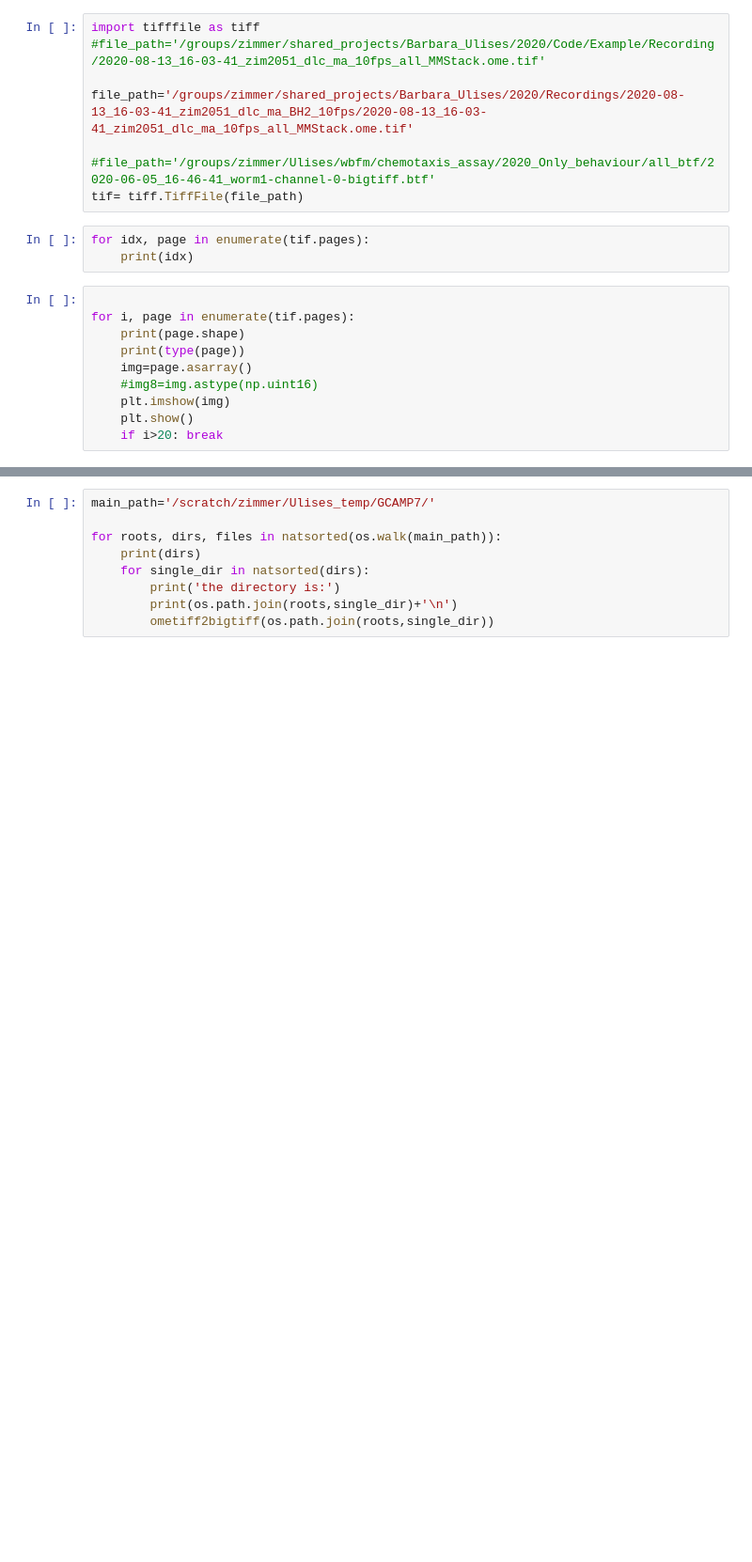
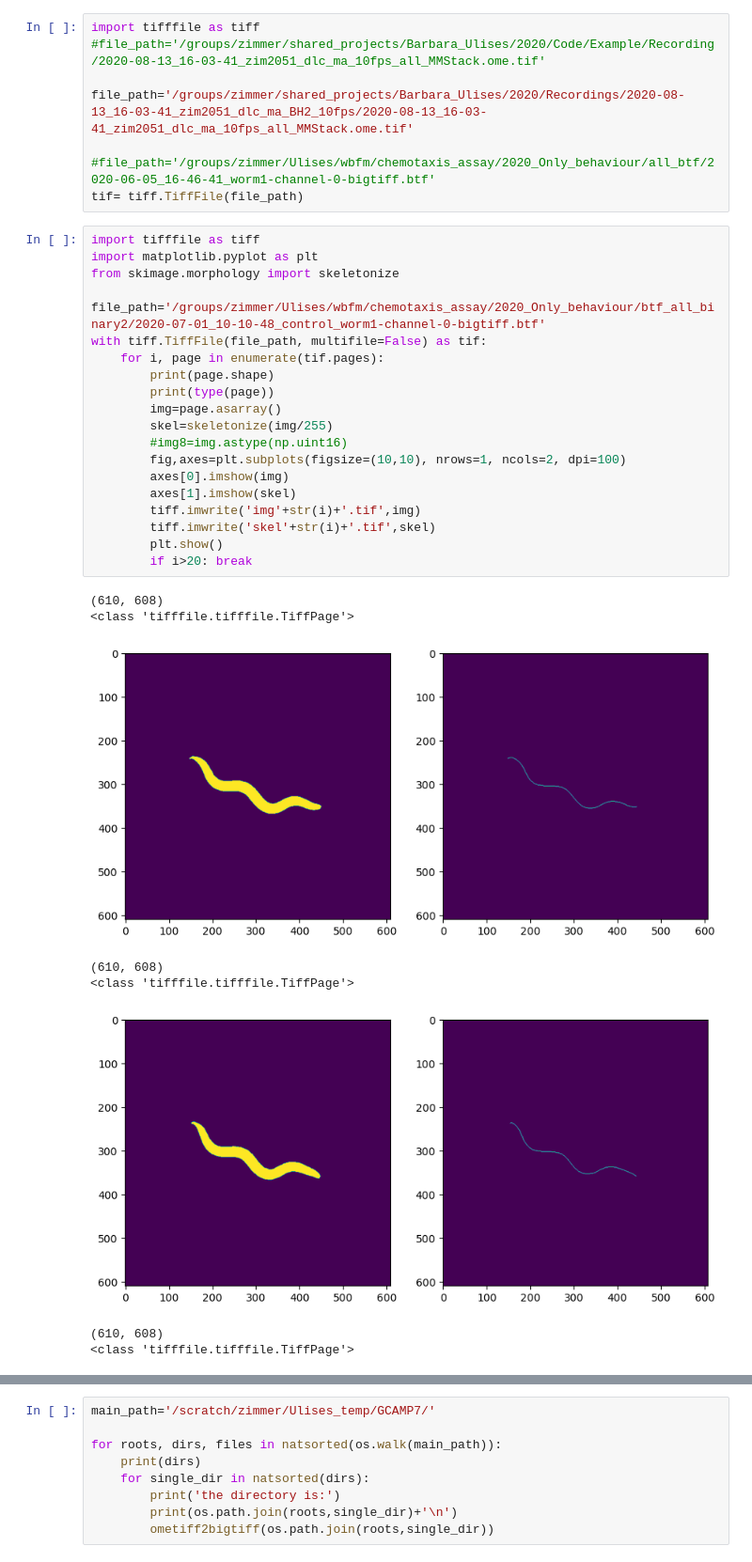
Before and after one commit to leonkontorovich/centerline_behavior_annotation, a Jupyter notebook: centerline/dev/skeleton_utils.ipynb, the cells around one changed output, grey strips where cells are left out. Shown at 94% size. Drawn from its saved outputs; the diff is of its cells as text; blank space fills up the shorter version.

```diff
--- a/centerline/dev/skeleton_utils.ipynb
+++ b/centerline/dev/skeleton_utils.ipynb
@@ -264,16 +260,32 @@ file_path='/groups/zimmer/shared_projects/Barbara_Ulises/2020/Recordings/2020-08
 
 #file_path='/groups/zimmer/Ulises/wbfm/chemotaxis_assay/2020_Only_behaviour/all_btf/2020-06-05_16-46-41_worm1-channel-0-bigtiff.btf'
 tif= tiff.TiffFile(file_path)
-# %%
-for idx, page in enumerate(tif.pages):
-    print(idx)
-# %%
-
-for i, page in enumerate(tif.pages):
-    print(page.shape)
-    print(type(page))
-    img=page.asarray()
-    #img8=img.astype(np.uint16)
-    plt.imshow(img)
-    plt.show()
-    if i>20: break
+# %%
+import tifffile as tiff
+import matplotlib.pyplot as plt
+from skimage.morphology import skeletonize
+
+file_path='/groups/zimmer/Ulises/wbfm/chemotaxis_assay/2020_Only_behaviour/btf_all_binary2/2020-07-01_10-10-48_control_worm1-channel-0-bigtiff.btf'
+with tiff.TiffFile(file_path, multifile=False) as tif:
+    for i, page in enumerate(tif.pages):
+        print(page.shape)
+        print(type(page))
+        img=page.asarray()
+        skel=skeletonize(img/255)
+        #img8=img.astype(np.uint16)
+        fig,axes=plt.subplots(figsize=(10,10), nrows=1, ncols=2, dpi=100)
+        axes[0].imshow(img)
+        axes[1].imshow(skel)
+        tiff.imwrite('img'+str(i)+'.tif',img)
+        tiff.imwrite('skel'+str(i)+'.tif',skel)
+        plt.show()
+        if i>20: break
+# %% [output]
+(610, 608)
+<class 'tifffile.tifffile.TiffPage'>
+[figure, added]
+(610, 608)
+<class 'tifffile.tifffile.TiffPage'>
+[figure, added]
+(610, 608)
+<class 'tifffile.tifffile.TiffPage'>
```
Also changed, not shown: parts of 4 cells of this notebook.
